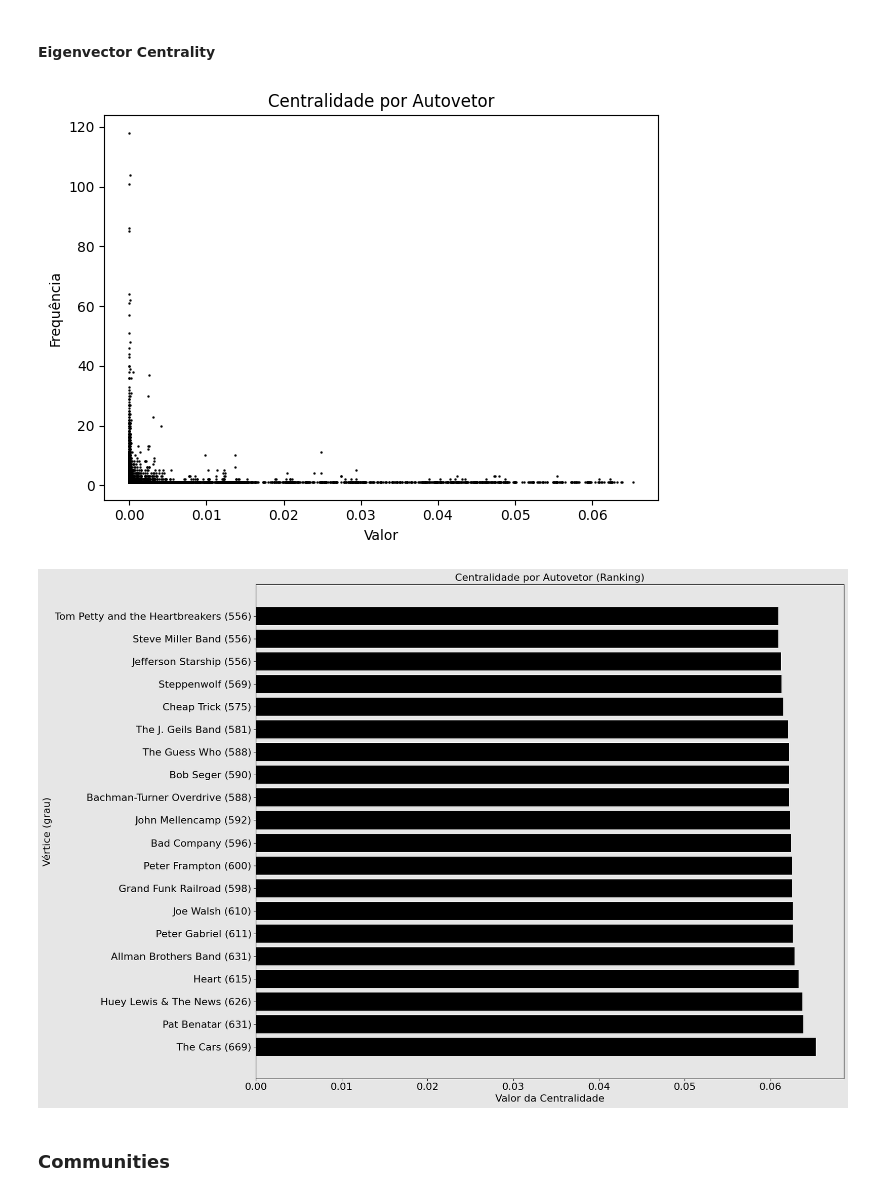
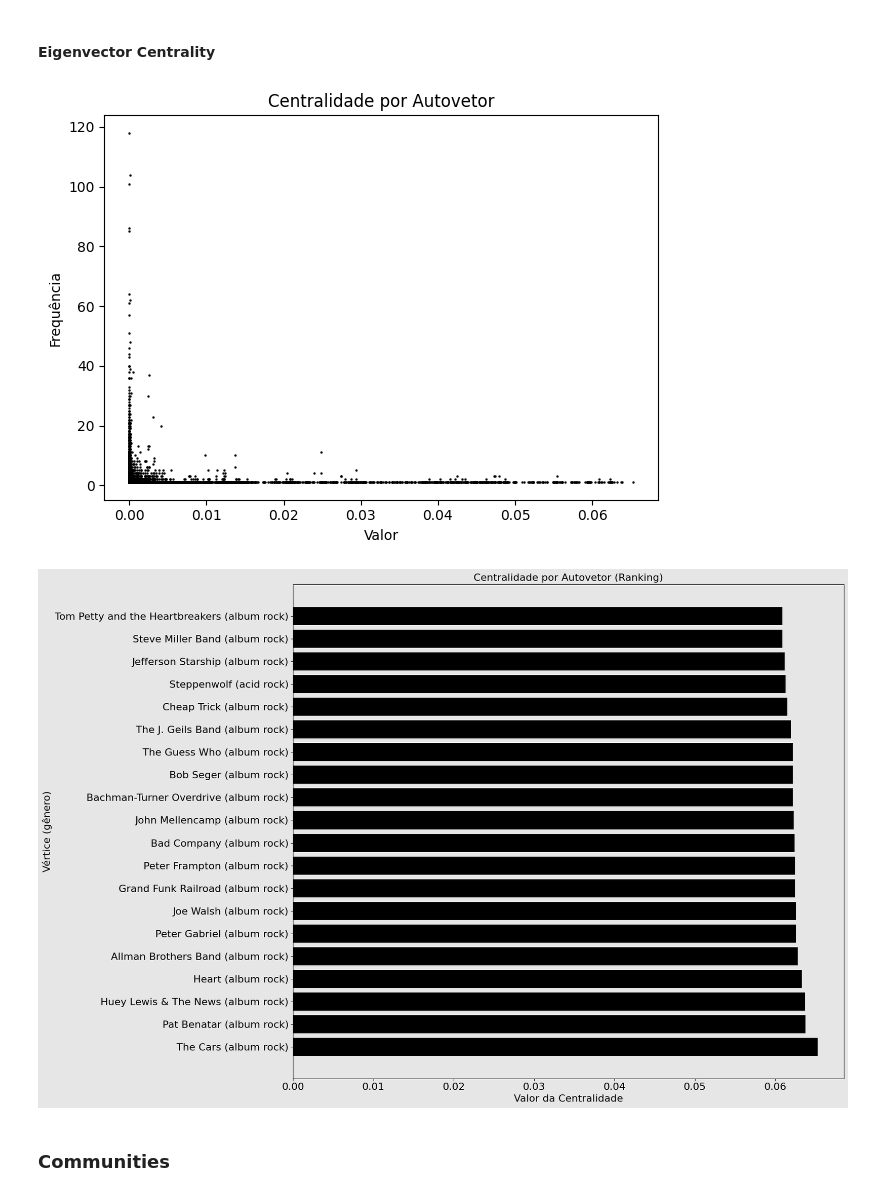
Before and after one commit to anamachadoc/UFSJ_Redes_Complexas_Trabalho_Final, a Jupyter notebook: code/analyzing_network_from_Stronger_Connections_Recommender.ipynb, the cells around one changed output. Cells and saved outputs as stored; diff of their text form; code cells hidden in the pictures.

```diff
--- a/code/analyzing_network_from_Stronger_Connections_Recommender.ipynb
+++ b/code/analyzing_network_from_Stronger_Connections_Recommender.ipynb
@@ -114,12 +114,12 @@ Graphics.create_ranking_centrality(centrality=degree_centrality, graph=G, title=
 # %% [markdown]
 #### **Eigenvector Centrality**
 # %%
-eigenvector_centrality = G.get_eigenvector_centrality()
+eigenvector_centrality = G.get_eigenvector_centrality(weight=weight)
 analysis_centrality=Graphics.create_graphic_centrality(data=eigenvector_centrality, title='Centralidade por Autovetor', name_network=name_network)
-Graphics.create_ranking_centrality(centrality=eigenvector_centrality, graph=G, title='Centralidade por Autovetor (Ranking)', name_network=name_network)
+Graphics.create_ranking_centrality(centrality=eigenvector_centrality, graph=G, title='Centralidade por Autovetor (Ranking)', name_network=name_network, label='genre')
 # %% [output]
 [figure]
-[figure, old version]
+[figure, new version]
 # %% [markdown]
 ### **Communities**
 # %%
```
Also changed, not shown: parts of 7 cells of this notebook, 24 other files.
